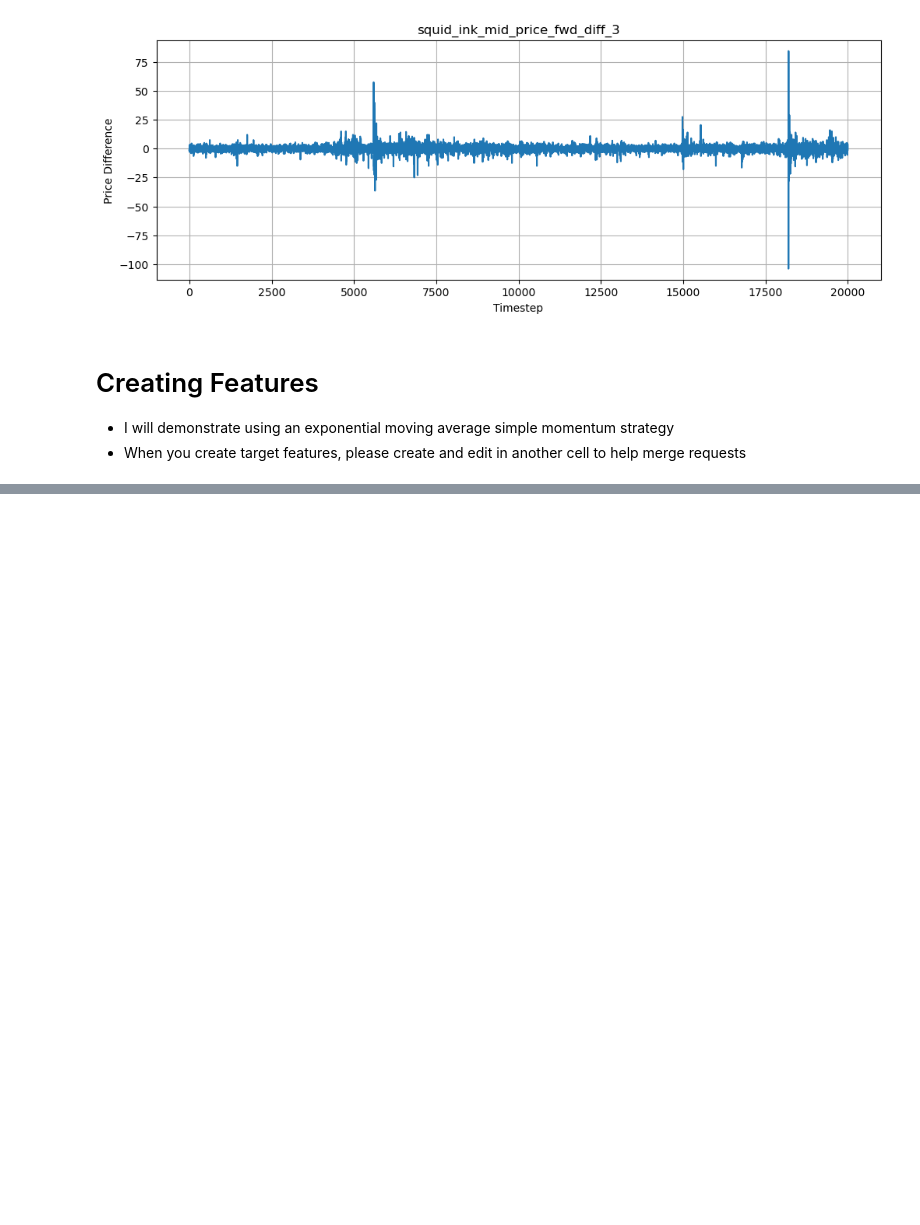
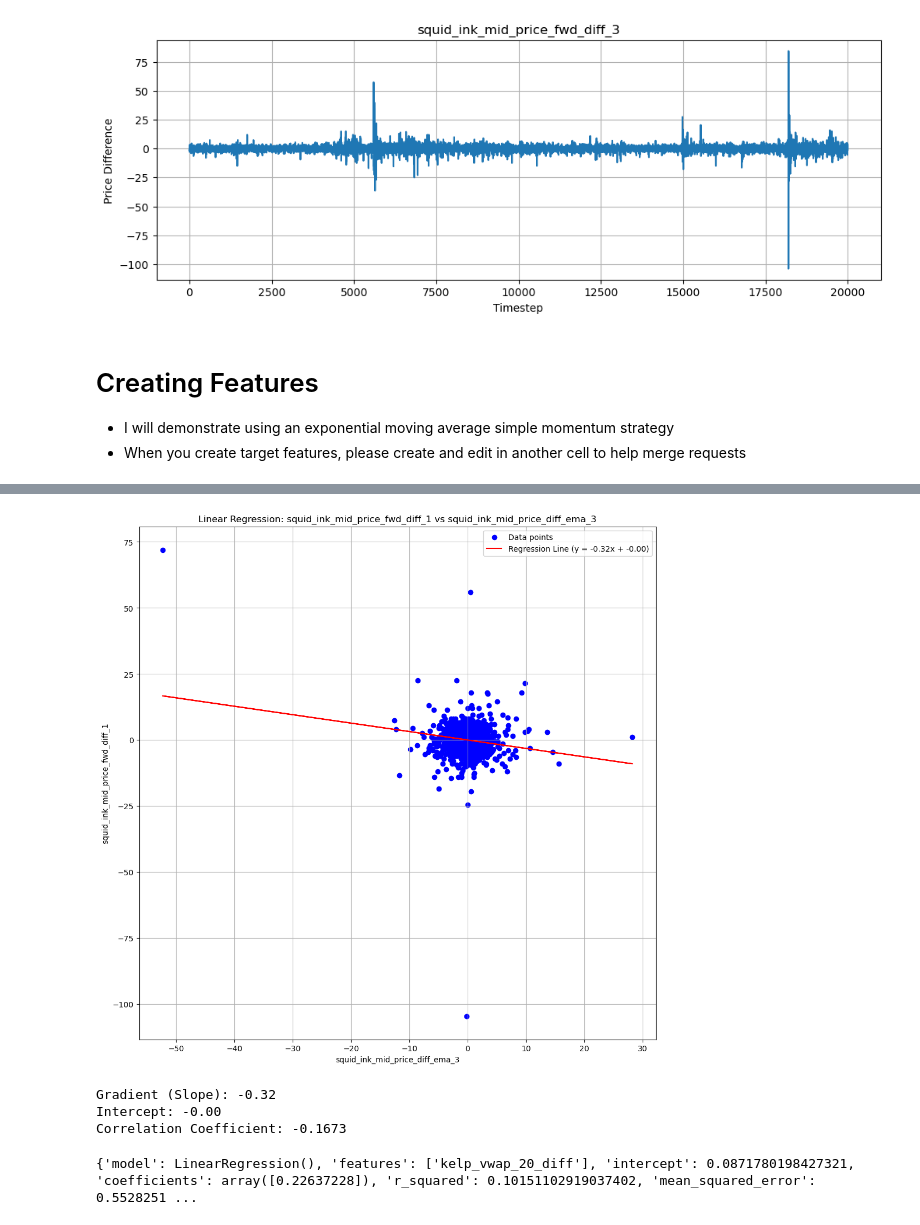
Before and after one commit to mariali383/prosperity, a Jupyter notebook: datatesting.ipynb, the cells around one changed output, grey strips where cells are left out. Saved outputs shown, nothing was run; the diff lists cells and outputs as text; code cells hidden in the pictures; blank space fills up the shorter version.

```diff
--- a/datatesting.ipynb
+++ b/datatesting.ipynb
@@ -264,0 +461,43 @@ Correlation Coefficient: -0.0773
+# %%
+import numpy as np
+import matplotlib.pyplot as plt
+from sklearn.linear_model import LinearRegression
+
+def test_feature(df, feature_col, target_col):
+    """
+    Performs linear regression to predict target_col using feature_col and plots the result.
+    Also prints the correlation coefficient.
+    """
+    # Drop rows where either feature or target column contains NaN values
+    df_clean = df.dropna(subset=[feature_col, target_col])
+
+    # Prepare the data
+    X = df_clean[[feature_col]].values  # Feature (2D for sklearn)
+    y = df_clean[target_col].values     # Target (1D)
+
+    # Compute correlation coefficient
+    corr = np.corrcoef(df_clean[feature_col], df_clean[target_col])[0, 1]
+
+    # Create and fit the linear regression model
+    model = LinearRegression()
+    model.fit(X, y)
+
+    # Get slope and intercept
+    gradient = model.coef_[0]
+    intercept = model.intercept_
+
+    # Predict values
+    y_pred = model.predict(X)
+
+    # Print results
+    print(f"Gradient (Slope): {gradient:.2f}")
+    print(f"Intercept: {intercept:.2f}")
+    print(f"Correlation Coefficient: {corr:.4f}")
+
+# Example usage:
+linear_regression_plot(test_prices, 'squid_ink_mid_price_diff_ema_3', 'squid_ink_mid_price_fwd_diff_1')
+# %% [output]
+[figure, added]
+Gradient (Slope): -0.32
+Intercept: -0.00
+Correlation Coefficient: -0.1673
@@ -264,0 +589,6 @@ Correlation Coefficient: -0.0773
+# %%
+result = model_param_calc(test_prices, ["kelp_vwap_20_diff"], 'kelp_mid_price_fwd_diff_1', 3, 3)
+
+print(result)
+# %% [output]
+{'model': LinearRegression(), 'features': ['kelp_vwap_20_diff'], 'intercept': 0.0871780198427321, 'coefficients': array([0.22637228]), 'r_squared': 0.10151102919037402, 'mean_squared_error': 0.5528251 ...
```
Also changed, not shown: parts of 18 cells of this notebook.
